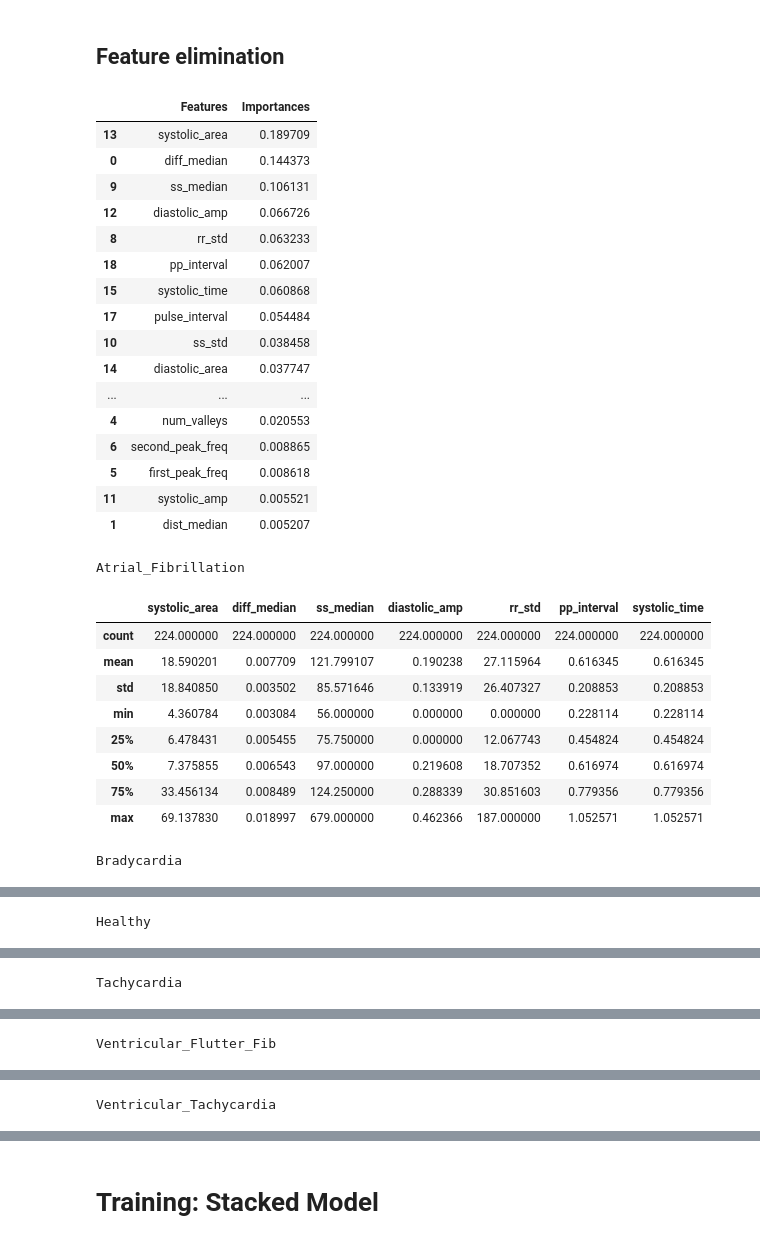
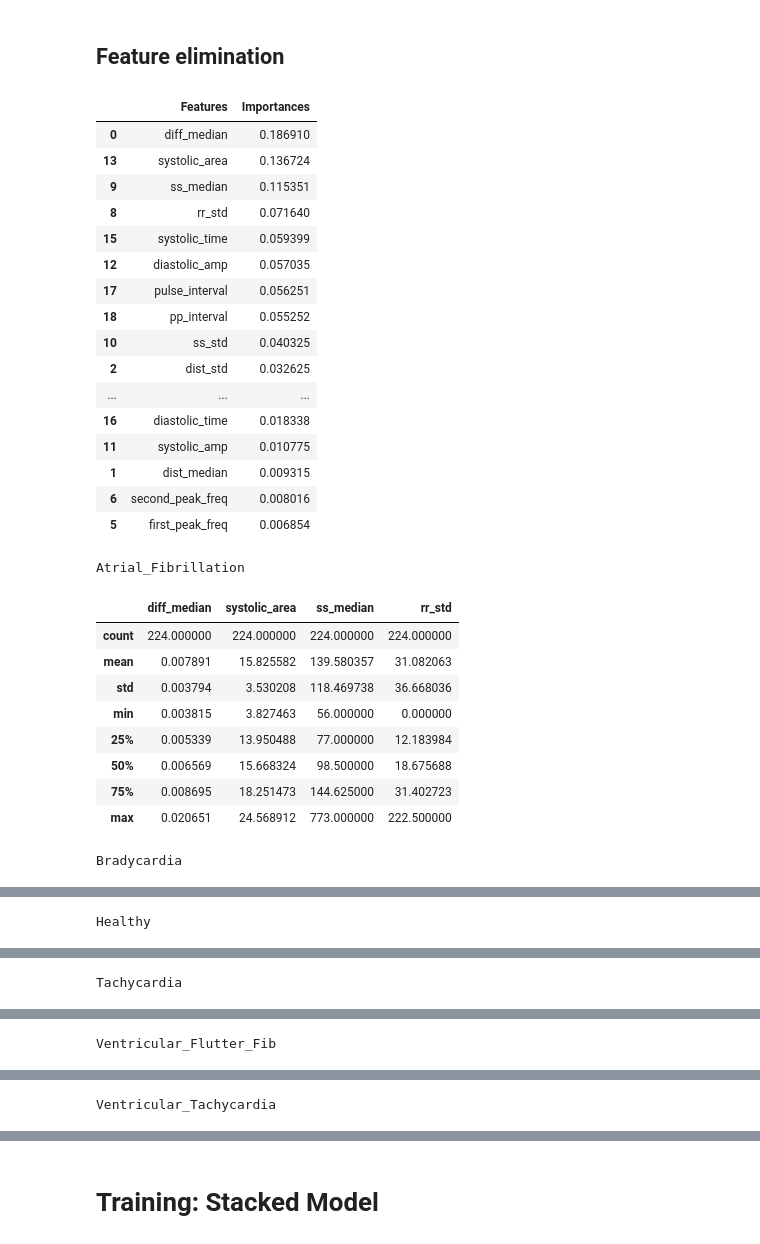
Before and after one commit to sarah-alabdulrazzak/RhythmGuard, a Jupyter notebook: Combined_Models.ipynb, the cells around one changed output, grey strips where cells are left out. Cells and saved outputs as stored; diff of their text form; code cells hidden in the pictures.

```diff
--- a/Combined_Models.ipynb
+++ b/Combined_Models.ipynb
@@ -47,3 +47,20 @@ df_filtered.loc[df_filtered["Label"]=="Ventricular_Flutter_Fib"]
+# %%
+# For downsampling 250 Hz to 125 Hz for consistency
+def downsample(signal_in, original_fs=250, target_fs=125):
+    if original_fs == target_fs:
+        return signal_in  # No downsampling needed
+
+    # Design a low-pass filter (FIR or IIR)
+    nyquist = target_fs / 2  # Nyquist frequency for new sampling rate
+    b, a = signal.butter(4, nyquist / (original_fs / 2), btype='low', analog=False)
+
+    # Apply filter
+    filtered_signal = signal.filtfilt(b, a, signal_in)
+
+    # Downsample (take every 2nd sample)
+    downsampled_signal = filtered_signal[::2]
+
+    return downsampled_signal
 # %% [markdown]
 ## From PERform AFib Dataset
 # %%
@@ -170,6 +229,8 @@ def extract_ppg_features(ppg_signal, label, sampling_rate=125):
     """Extracts features from an 8-second PPG segment."""
     peaks, _ = find_peaks(ppg_signal, height=0.5)
     valleys, _ = find_peaks(-ppg_signal, height=-0.5)
+
+    std_ppg_signal=(ppg_signal-np.mean(ppg_signal))/(np.std(ppg_signal)+1e-8)
 
     systolic_amplitude = max(ppg_signal[peaks]) - min(ppg_signal[valleys]) if len(peaks) > 0 and len(valleys) > 0 else 0
     diastolic_amplitude = min(ppg_signal[valleys]) if len(valleys) > 0 else 0
@@ -180,8 +241,8 @@ def extract_ppg_features(ppg_signal, label, sampling_rate=125):
     systolic_time = np.mean(np.diff(peaks)) / sampling_rate if len(peaks) > 1 else 0
     diastolic_time = np.mean(np.diff(valleys)) / sampling_rate if len(valleys) > 1 else 0
 
-    systolic_area = trapezoidal_rule(ppg_signal[peaks]) if len(peaks) > 0 else 0
-    diastolic_area = trapezoidal_rule(ppg_signal[valleys]) if len(valleys) > 0 else 0
+    systolic_area = trapezoidal_rule(std_ppg_signal[peaks]) if len(peaks) > 0 else 0
+    diastolic_area = trapezoidal_rule(std_ppg_signal[valleys]) if len(valleys) > 0 else 0
 
     half_max = np.max(ppg_signal) / 2
     above_half = np.where(ppg_signal > half_max)[0]
@@ -498,55 +559,55 @@ Test_Score: 0.758, Mean_Score: 0.626, STD: 0.10406550087913652
 # %%
 model = RandomForestClassifier(n_estimators=50, min_samples_split=4, min_samples_leaf=5, max_features=7, max_depth=10)
 model.fit(X, y)
 
 importances=pd.DataFrame({"Features": model.feature_names_in_, "Importances": model.feature_importances_}).sort_values(by="Importances", ascending=False)
 importances.to_excel("RF_Importances.xlsx")
 
 display(importances)
 
-cutoff=0.058943
+cutoff=0.07
 high_importance_features=importances.loc[importances["Importances"]>=cutoff, "Features"].values
 
 X_important = X[high_importance_features]
 important_samples_df=pd.concat([X_important,y], axis=1)
 print("Atrial_Fibrillation")
 display(important_samples_df.loc[important_samples_df["Labels"]=="Atrial_Fibrillation"].describe())
 print("Bradycardia")
 display(important_samples_df.loc[important_samples_df["Labels"]=="Bradycardia"].describe())
 print("Healthy")
 display(important_samples_df.loc[important_samples_df["Labels"]=="Healthy"].describe())
 print("Tachycardia")
 display(important_samples_df.loc[important_samples_df["Labels"]=="Tachycardia"].describe())
 print("Ventricular_Flutter_Fib")
 display(important_samples_df.loc[important_samples_df["Labels"]=="Ventricular_Flutter_Fib"].describe())
 print("Ventricular_Tachycardia")
 display(important_samples_df.loc[important_samples_df["Labels"]=="Ventricular_Tachycardia"].describe())
 # %% [output]
 |  | Features | Importances |
-| 13 | systolic_area | 0.189709 |
-| 0 | diff_median | 0.144373 |
-| 9 | ss_median | 0.106131 |
-| 12 | diastolic_amp | 0.066726 |
-| 8 | rr_std | 0.063233 |
-| 18 | pp_interval | 0.062007 |
-| 15 | systolic_time | 0.060868 |
-| 17 | pulse_interval | 0.054484 |
-| 10 | ss_std | 0.038458 |
-| 14 | diastolic_area | 0.037747 |
+| 0 | diff_median | 0.186910 |
+| 13 | systolic_area | 0.136724 |
+| 9 | ss_median | 0.115351 |
+| 8 | rr_std | 0.071640 |
+| 15 | systolic_time | 0.059399 |
+| 12 | diastolic_amp | 0.057035 |
+| 17 | pulse_interval | 0.056251 |
+| 18 | pp_interval | 0.055252 |
+| 10 | ss_std | 0.040325 |
+| 2 | dist_std | 0.032625 |
 | ... | ... | ... |
-| 4 | num_valleys | 0.020553 |
-| 6 | second_peak_freq | 0.008865 |
-| 5 | first_peak_freq | 0.008618 |
-| 11 | systolic_amp | 0.005521 |
-| 1 | dist_median | 0.005207 |
+| 16 | diastolic_time | 0.018338 |
+| 11 | systolic_amp | 0.010775 |
+| 1 | dist_median | 0.009315 |
+| 6 | second_peak_freq | 0.008016 |
+| 5 | first_peak_freq | 0.006854 |
 Atrial_Fibrillation
-|  | systolic_area | diff_median | ss_median | diastolic_amp | rr_std | pp_interval | systolic_time |
-| count | 224.000000 | 224.000000 | 224.000000 | 224.000000 | 224.000000 | 224.000000 | 224.000000 |
-| mean | 18.590201 | 0.007709 | 121.799107 | 0.190238 | 27.115964 | 0.616345 | 0.616345 |
-| std | 18.840850 | 0.003502 | 85.571646 | 0.133919 | 26.407327 | 0.208853 | 0.208853 |
-| min | 4.360784 | 0.003084 | 56.000000 | 0.000000 | 0.000000 | 0.228114 | 0.228114 |
-| 25% | 6.478431 | 0.005455 | 75.750000 | 0.000000 | 12.067743 | 0.454824 | 0.454824 |
-| 50% | 7.375855 | 0.006543 | 97.000000 | 0.219608 | 18.707352 | 0.616974 | 0.616974 |
-| 75% | 33.456134 | 0.008489 | 124.250000 | 0.288339 | 30.851603 | 0.779356 | 0.779356 |
-| max | 69.137830 | 0.018997 | 679.000000 | 0.462366 | 187.000000 | 1.052571 | 1.052571 |
+|  | diff_median | systolic_area | ss_median | rr_std |
+| count | 224.000000 | 224.000000 | 224.000000 | 224.000000 |
+| mean | 0.007891 | 15.825582 | 139.580357 | 31.082063 |
+| std | 0.003794 | 3.530208 | 118.469738 | 36.668036 |
+| min | 0.003815 | 3.827463 | 56.000000 | 0.000000 |
+| 25% | 0.005339 | 13.950488 | 77.000000 | 12.183984 |
+| 50% | 0.006569 | 15.668324 | 98.500000 | 18.675688 |
+| 75% | 0.008695 | 18.251473 | 144.625000 | 31.402723 |
+| max | 0.020651 | 24.568912 | 773.000000 | 222.500000 |
 Bradycardia
```
Also changed, not shown: parts of 12 cells of this notebook.
